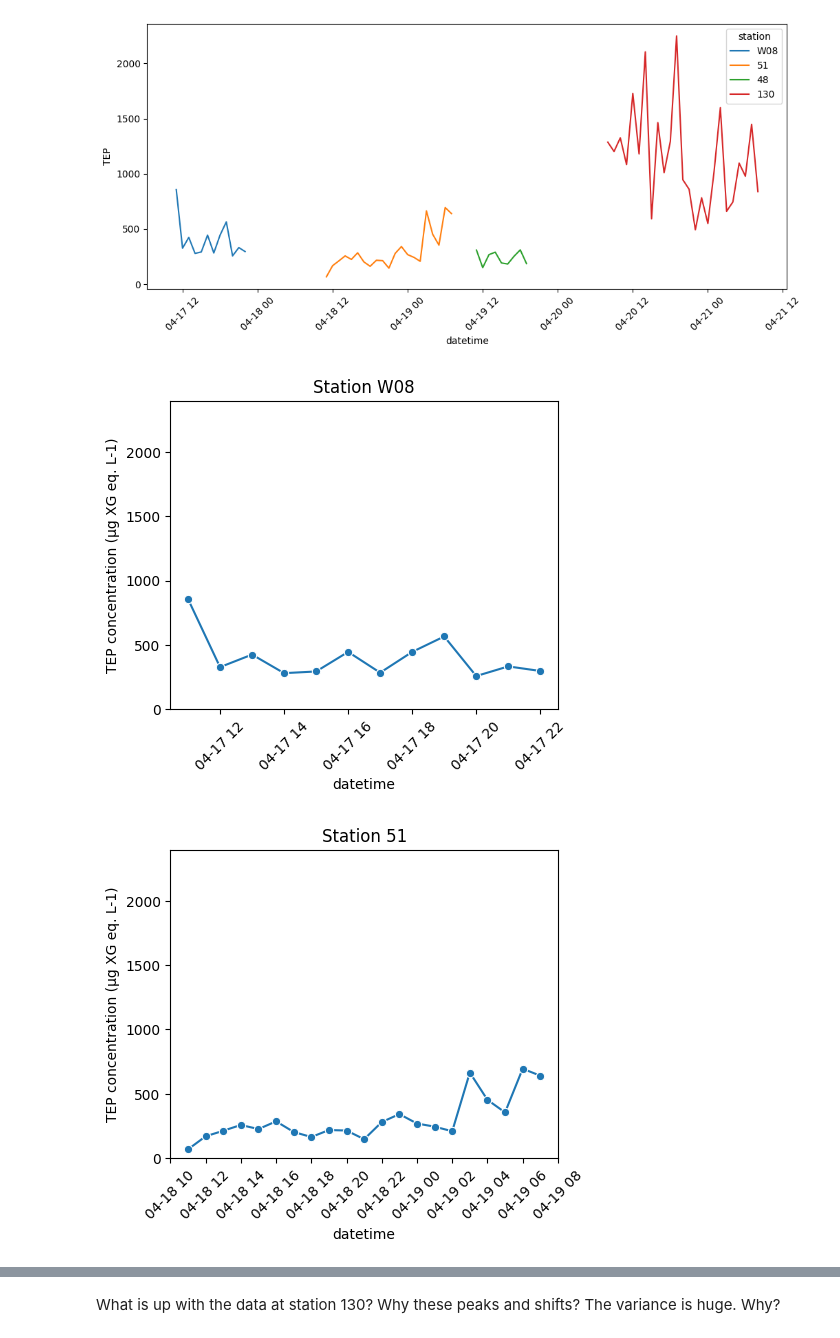
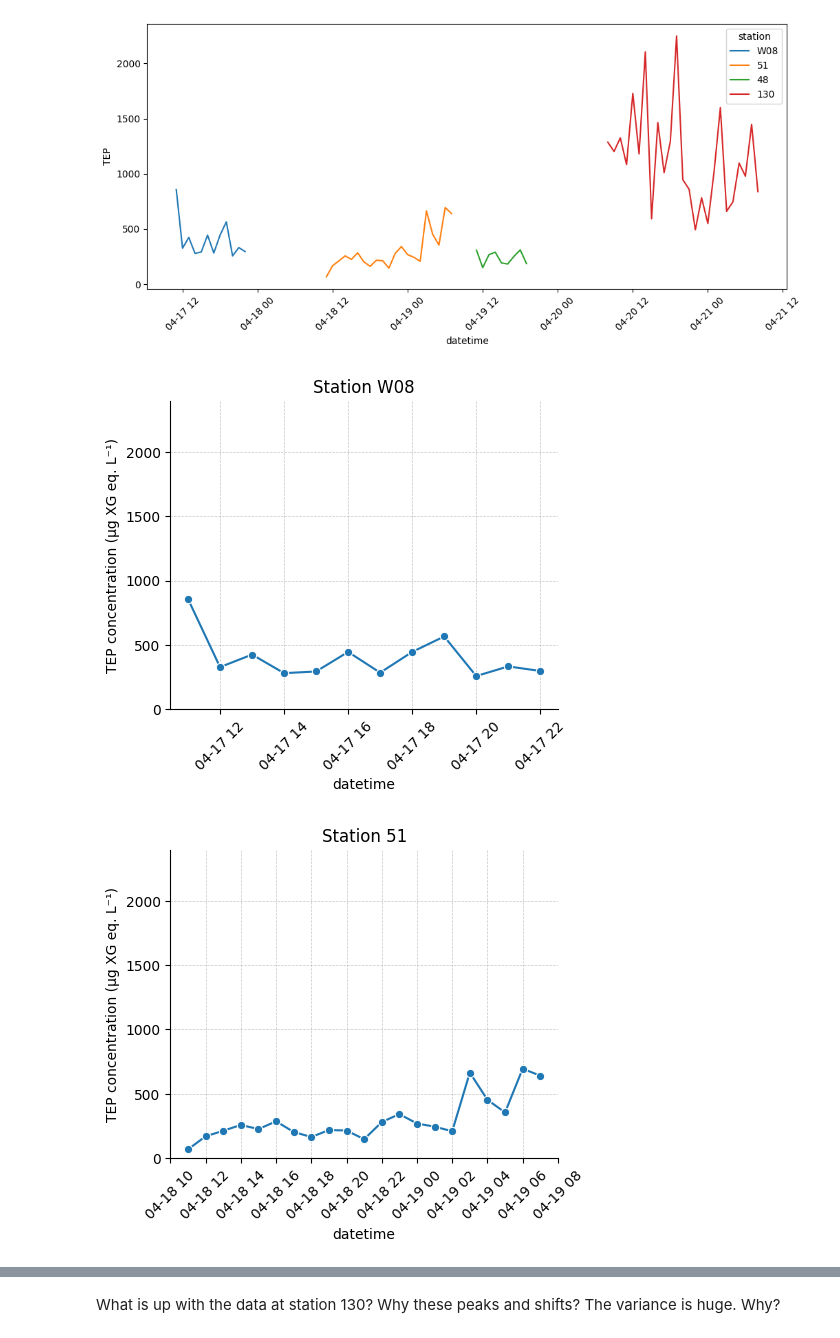
Before and after one commit to MichielPerneel/spring_campaign_2023, a Jupyter notebook: scripts/TEP_analysis.ipynb, the cells around one changed output, grey strips where cells are left out. Drawn from its saved outputs; the diff is of its cells as text; code cells hidden in the pictures.

```diff
--- a/scripts/TEP_analysis.ipynb
+++ b/scripts/TEP_analysis.ipynb
@@ -121,27 +121,36 @@ fig.figure.savefig('../figures/TEP_concentration_over_time.png', bbox_inches='ti
 # %%
 # Plot per station
 stations = data['station'].unique()
 
 for station in stations:
     fig, ax = plt.subplots(figsize=(5, 4))
-    fig = sns.lineplot(x="datetime", y="TEP", marker='o',
-                 data=data[data['station'] == station])
+
+    sns.lineplot(x="datetime", y="TEP", marker='o',
+                 data=data[data['station'] == station], ax=ax)
 
     # Adjust x axis labels
     ax.tick_params(axis='x', rotation=45)
 
     # Set y axis limits
     ax.set(ylim=(0, 2400))
 
     # Set y axis label
-    ax.set_ylabel('TEP concentration (µg XG eq. L-1)')
+    ax.set_ylabel('TEP concentration (µg XG eq. L⁻¹)')
 
     # Add title
     ax.set_title(f'Station {station}')
 
-    ## Save the plot
-    fig.figure.savefig(f'../figures/TEP_concentration_over_time_{station}.svg', bbox_inches='tight')
-    fig.figure.savefig(f'../figures/TEP_concentration_over_time_{station}.pdf', bbox_inches='tight')
+    # Remove outer box (spines)
+    sns.despine(ax=ax)
+
+    # Add light grid
+    ax.grid(True, which='both', linestyle='--', linewidth=0.5, alpha=0.7)
+
+    # Save the plot
+    fig.savefig(f'../figures/TEP_concentration_over_time_{station}.svg', bbox_inches='tight')
+    fig.savefig(f'../figures/TEP_concentration_over_time_{station}.pdf', bbox_inches='tight')
+
+    plt.show()
 # %% [output]
-[figure, old version]
+[figure, new version]
-[figure, old version]
+[figure, new version]
```
Also changed, not shown: parts of 1 cell of this notebook, 1 other file.
